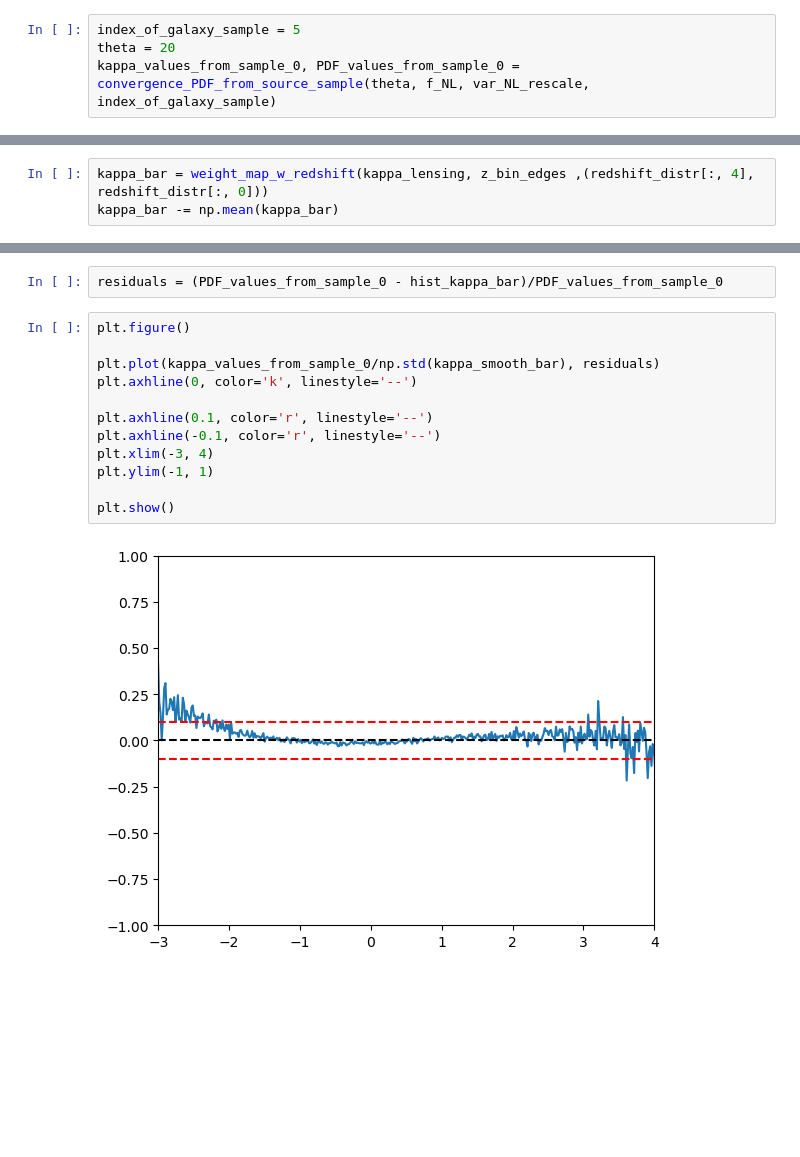
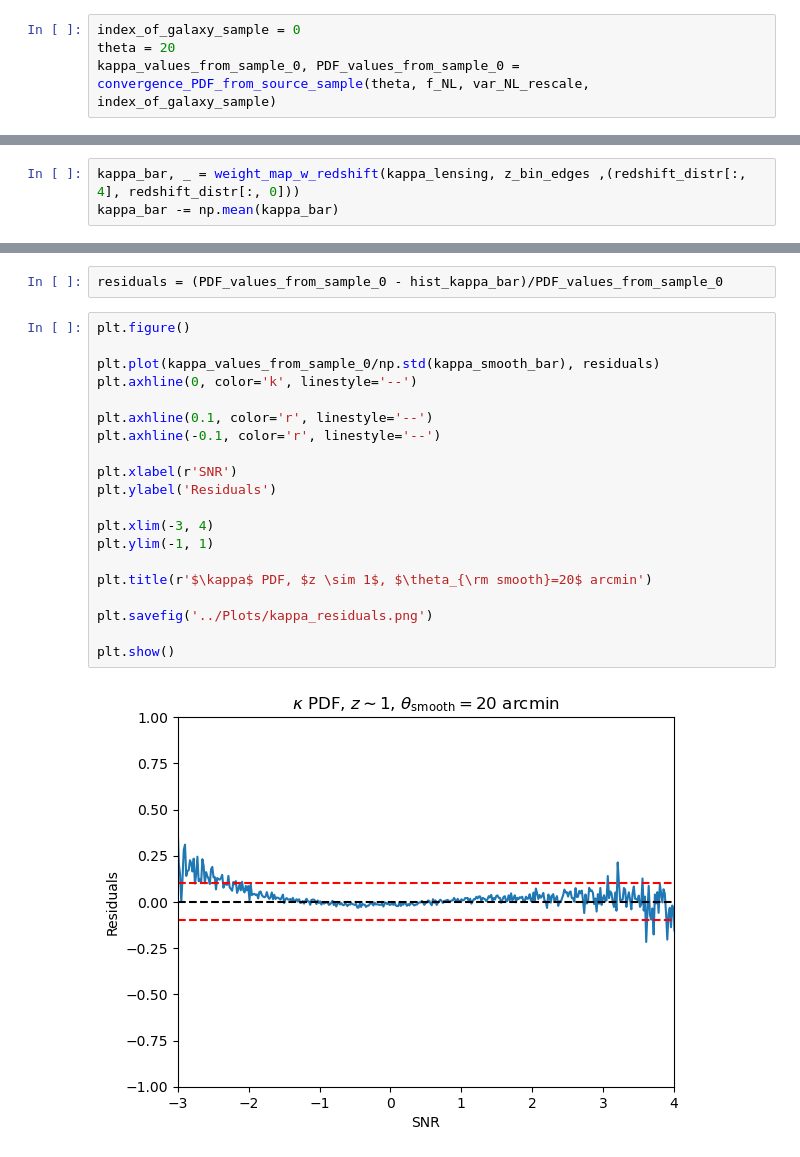
Before and after one commit to sachaguer/UNIONS_forward_model, a Jupyter notebook: notebooks/check_pdf.ipynb, the cells around one changed output, grey strips where cells are left out. Drawn from its saved outputs; the diff is of its cells as text; blank space fills up the shorter version.

```diff
--- a/notebooks/check_pdf.ipynb
+++ b/notebooks/check_pdf.ipynb
@@ -242,7 +239,7 @@ add_projected_galaxy_sample(0, n_of_z_file, density_sample_1, b1_sample_1, b2_sa
 # %% [output]
 EULERIAN bias model.
 # %%
-index_of_galaxy_sample = 5
+index_of_galaxy_sample = 0
 theta = 20
 kappa_values_from_sample_0, PDF_values_from_sample_0 = convergence_PDF_from_source_sample(theta, f_NL, var_NL_rescale, index_of_galaxy_sample)
 # %% [output]
@@ -273,7 +270,7 @@ np.savetxt('/home/guerrini/UNIONS_forward_model/data_utils/dndz_bin_4.txt', to_s
 # %% [output]
 [figure]
 # %%
-kappa_bar = weight_map_w_redshift(kappa_lensing, z_bin_edges ,(redshift_distr[:, 4], redshift_distr[:, 0]))
+kappa_bar, _ = weight_map_w_redshift(kappa_lensing, z_bin_edges ,(redshift_distr[:, 4], redshift_distr[:, 0]))
 kappa_bar -= np.mean(kappa_bar)
 # %%
 plt.figure()
@@ -324,14 +324,22 @@ residuals = (PDF_values_from_sample_0 - hist_kappa_bar)/PDF_values_from_sample_0
 # %%
 plt.figure()
 
 plt.plot(kappa_values_from_sample_0/np.std(kappa_smooth_bar), residuals)
 plt.axhline(0, color='k', linestyle='--')
 
 plt.axhline(0.1, color='r', linestyle='--')
 plt.axhline(-0.1, color='r', linestyle='--')
+
+plt.xlabel(r'SNR')
+plt.ylabel('Residuals')
+
 plt.xlim(-3, 4)
 plt.ylim(-1, 1)
 
+plt.title(r'$\kappa$ PDF, $z \sim 1$, $\theta_{\rm smooth}=20$ arcmin')
+
+plt.savefig('../Plots/kappa_residuals.png')
+
 plt.show()
 # %% [output]
-[figure, old version]
+[figure, new version]
```
Also changed, not shown: parts of 3 cells of this notebook, 3 other files.
